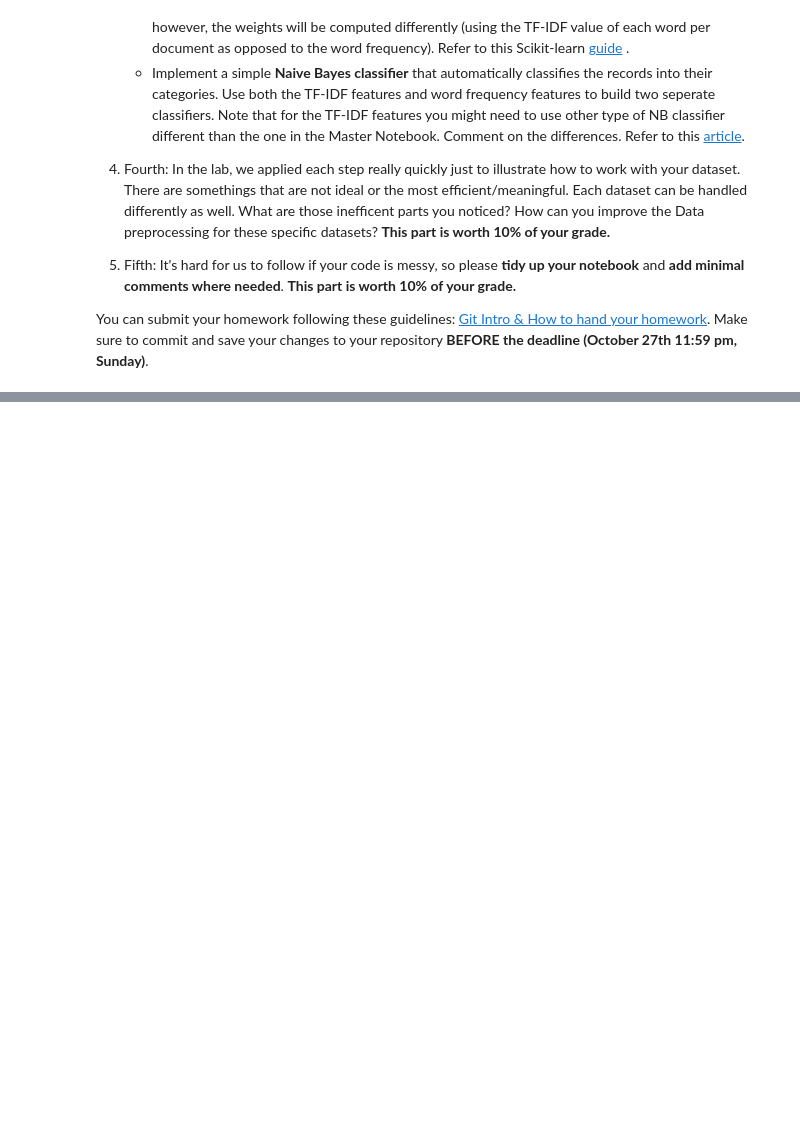
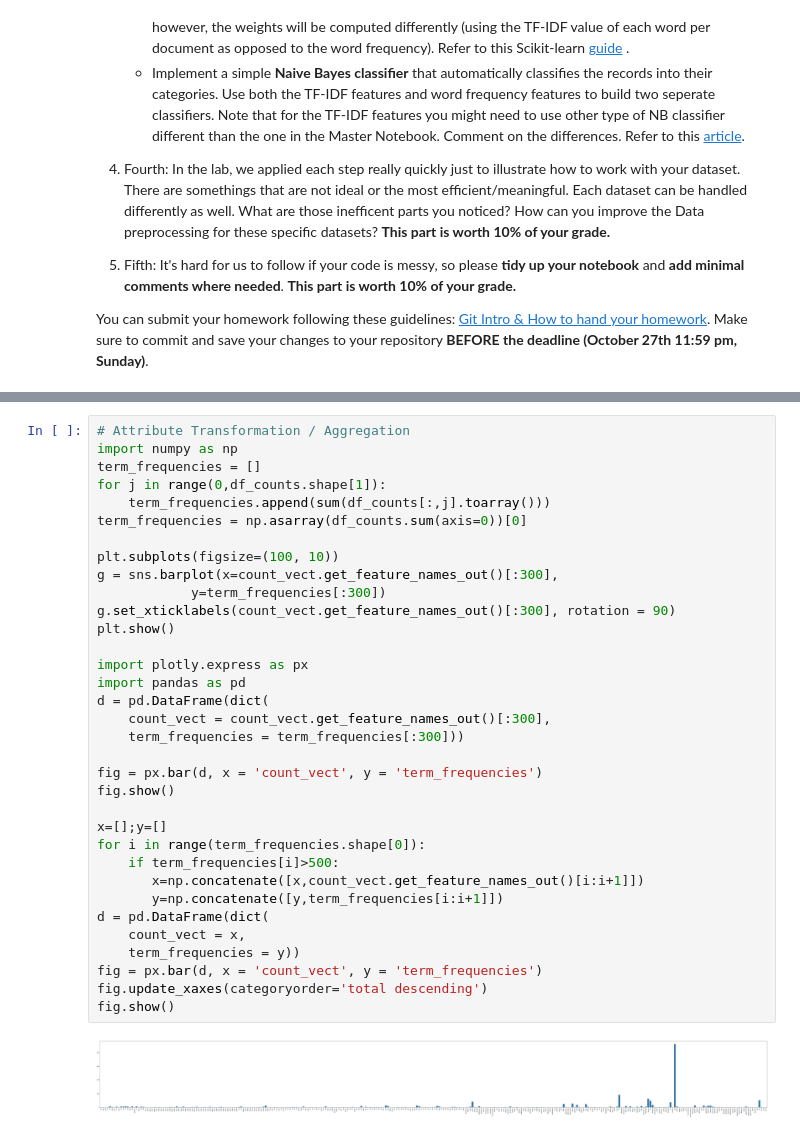
Before and after one commit to dabbie109303501/DM2024-Lab1-Homework, a Jupyter notebook: DM2024-Lab1-Homework.ipynb, the cells around one changed output, grey strips where cells are left out. Cells and saved outputs as stored; diff of their text form; blank space fills up the shorter version.

```diff
--- a/DM2024-Lab1-Homework.ipynb
+++ b/DM2024-Lab1-Homework.ipynb
@@ -525,0 +239,36 @@ for K in Ks:
+# %%
+# Attribute Transformation / Aggregation
+import numpy as np
+term_frequencies = []
+for j in range(0,df_counts.shape[1]):
+    term_frequencies.append(sum(df_counts[:,j].toarray()))
+term_frequencies = np.asarray(df_counts.sum(axis=0))[0]
+
+plt.subplots(figsize=(100, 10))
+g = sns.barplot(x=count_vect.get_feature_names_out()[:300],
+            y=term_frequencies[:300])
+g.set_xticklabels(count_vect.get_feature_names_out()[:300], rotation = 90)
+plt.show()
+
+import plotly.express as px
+import pandas as pd
+d = pd.DataFrame(dict(
+    count_vect = count_vect.get_feature_names_out()[:300],
+    term_frequencies = term_frequencies[:300]))
+
+fig = px.bar(d, x = 'count_vect', y = 'term_frequencies')
+fig.show()
+
+x=[];y=[]
+for i in range(term_frequencies.shape[0]):
+    if term_frequencies[i]>500:
+       x=np.concatenate([x,count_vect.get_feature_names_out()[i:i+1]])
+       y=np.concatenate([y,term_frequencies[i:i+1]])
+d = pd.DataFrame(dict(
+    count_vect = x,
+    term_frequencies = y))
+fig = px.bar(d, x = 'count_vect', y = 'term_frequencies')
+fig.update_xaxes(categoryorder='total descending')
+fig.show()
+# %% [output]
+[figure, added]
```
Also changed, not shown: parts of 47 cells of this notebook, 3 other files.
